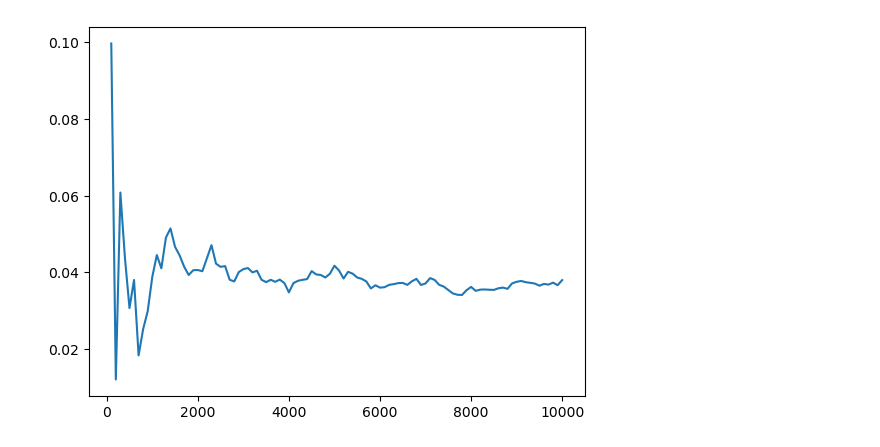
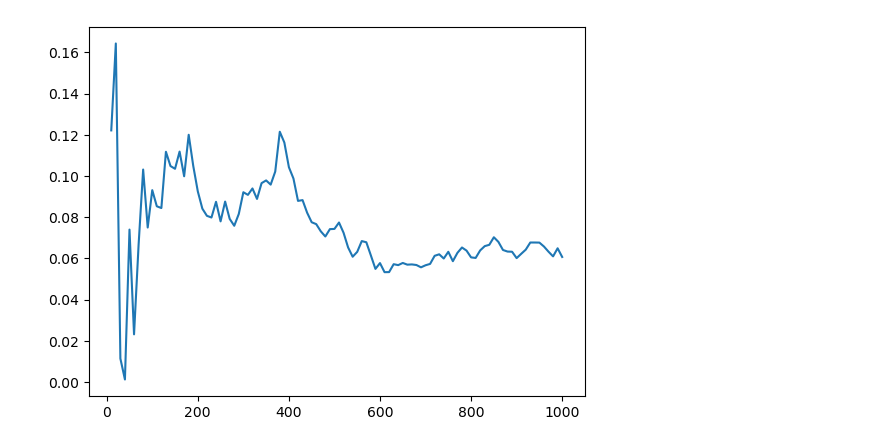
Before and after one commit to AlviseSembenico/MathWork, a Jupyter notebook: SDE/Homework 4/ex3.ipynb, the cells around one changed output. Cells and saved outputs as stored; diff of their text form; code cells hidden in the pictures.

```diff
--- a/SDE/Homework 4/ex3.ipynb
+++ b/SDE/Homework 4/ex3.ipynb
@@ -31,13 +42,13 @@ def expectation(t,s0, a):
 # %%
 def convergence_rate_M():
     res = []
-    m_space =np.linspace(100, 10000, 100)
+    m_space =np.linspace(10, 1000, 100)
     X = monte_carlo(a, b, T, T/1000, 1, 10000)
     for m in m_space:
         EX = np.mean(X[:int(m),:], axis=0)[-1]
         res.append(np.abs(EX - expectation(T, 1, a)))
     plt.plot(m_space, res)
 
 convergence_rate_M()
 # %% [output]
-[figure, old version]
+[figure, new version]
```
Also changed, not shown: parts of 9 cells of this notebook.
